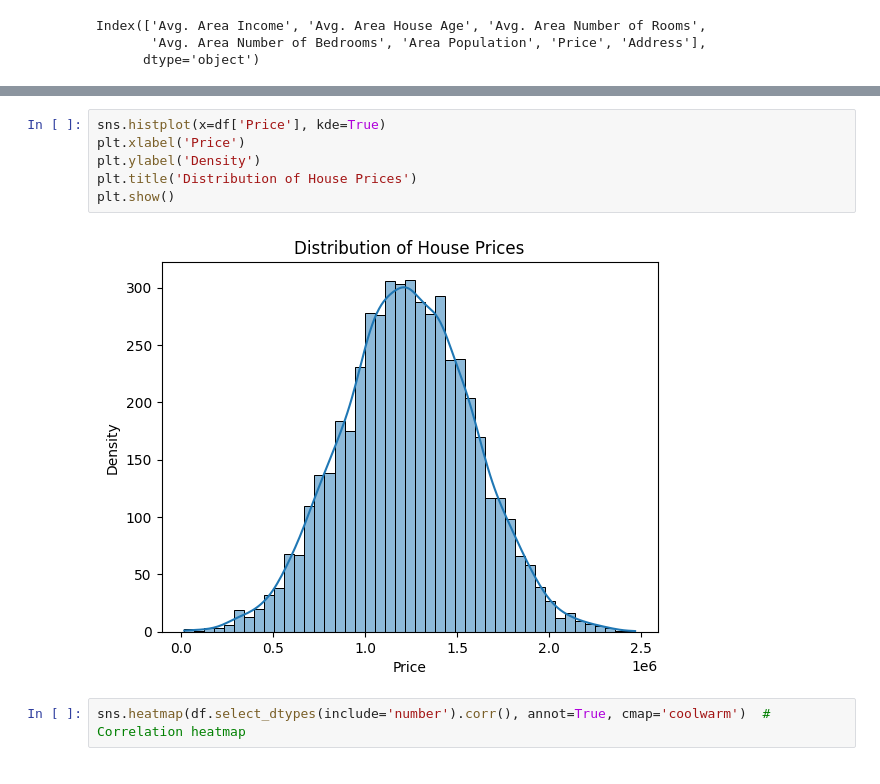
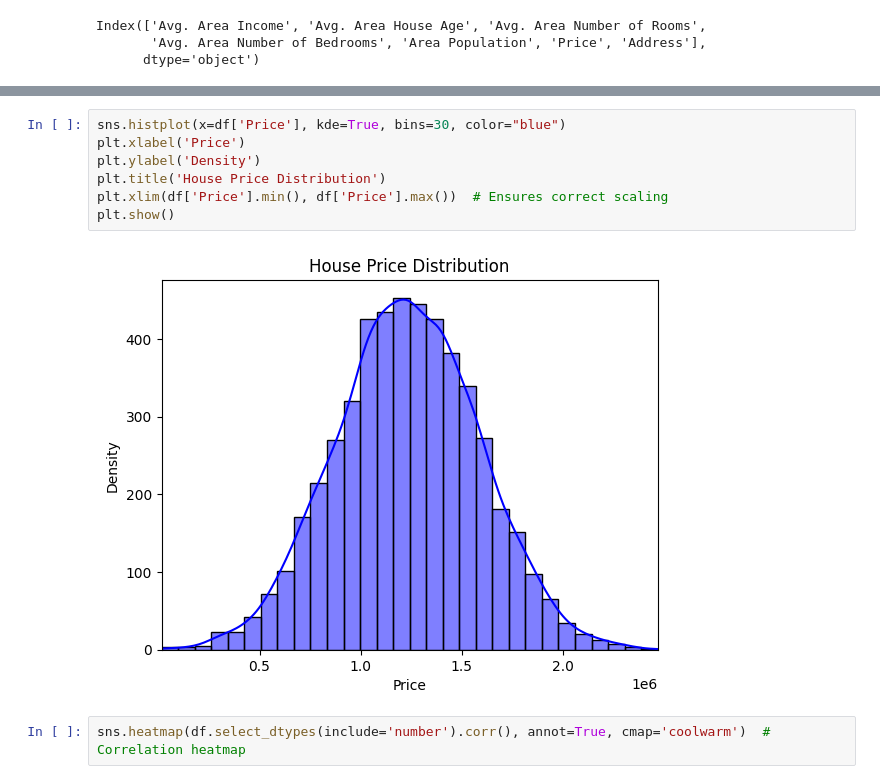
Before and after one commit to mohalkarushikesh/AI-ML-Engineer-Notes, a Jupyter notebook: Python-for-Data-Science-and-Machine-Learning-Bootcamp/Linear Regression /Linear Regression.ipynb, the cells around one changed output, grey strips where cells are left out. Saved outputs shown, nothing was run; the diff lists cells and outputs as text.

```diff
--- a/Python-for-Data-Science-and-Machine-Learning-Bootcamp/Linear Regression /Linear Regression.ipynb
+++ b/Python-for-Data-Science-and-Machine-Learning-Bootcamp/Linear Regression /Linear Regression.ipynb
@@ -57,11 +69,12 @@ Index(['Avg. Area Income', 'Avg. Area House Age', 'Avg. Area Number of Rooms',
 # %%
-sns.histplot(x=df['Price'], kde=True)
+sns.histplot(x=df['Price'], kde=True, bins=30, color="blue")
 plt.xlabel('Price')
 plt.ylabel('Density')
-plt.title('Distribution of House Prices')
+plt.title('House Price Distribution')
+plt.xlim(df['Price'].min(), df['Price'].max())  # Ensures correct scaling
 plt.show()
 # %% [output]
-[figure, old version]
+[figure, new version]
 # %%
 sns.heatmap(df.select_dtypes(include='number').corr(), annot=True, cmap='coolwarm')  # Correlation heatmap
 # %% [output]
```
Also changed, not shown: parts of 2 cells of this notebook.
